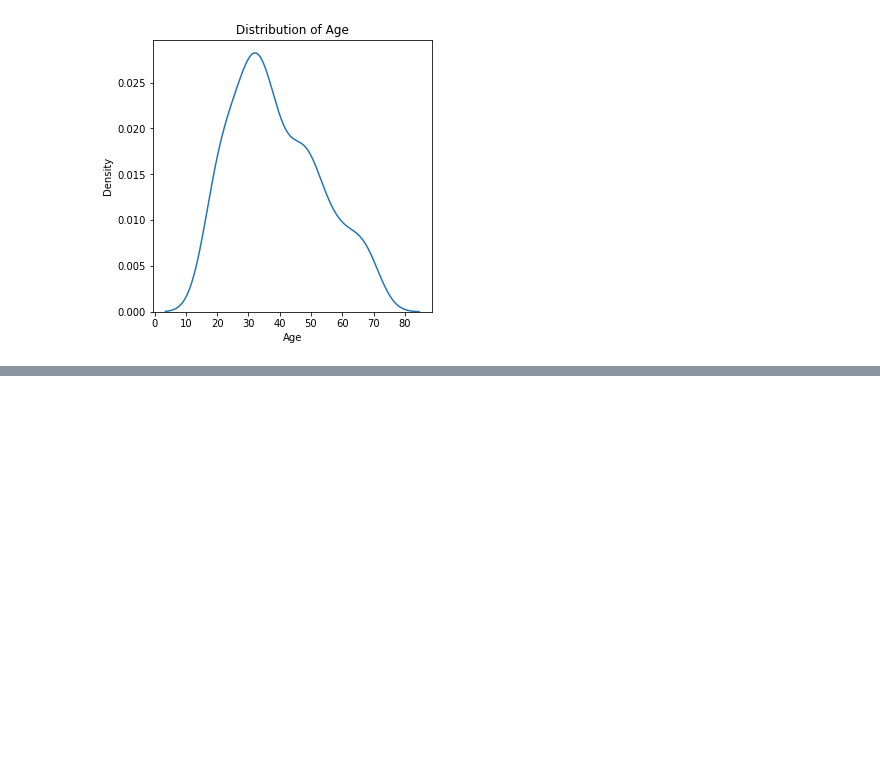
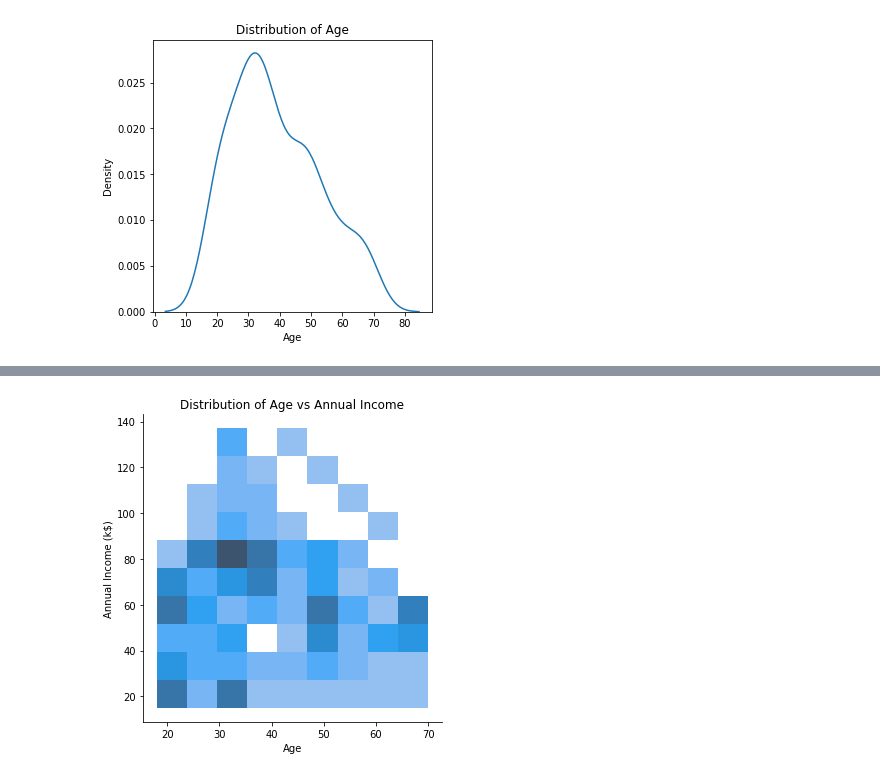
Before and after one commit to divyaksh-shukla/SPA-Assignment-2, a Jupyter notebook: restaurant_1.ipynb, the cells around one changed output, grey strips where cells are left out. Cells and saved outputs as stored; diff of their text form; code cells hidden in the pictures; blank space fills up the shorter version.

```diff
--- a/restaurant_1.ipynb
+++ b/restaurant_1.ipynb
@@ -126,0 +89,7 @@ class kmeans:
+# %%
+# fig, ax = plt.subplots(1,1, figsize=(5,5))
+sns.displot(data = data, x=age, y=annual_income)
+plt.title("Distribution of Age vs Annual Income")
+plt.show()
+# %% [output]
+[figure, added]
```
Also changed, not shown: parts of 11 cells of this notebook.
